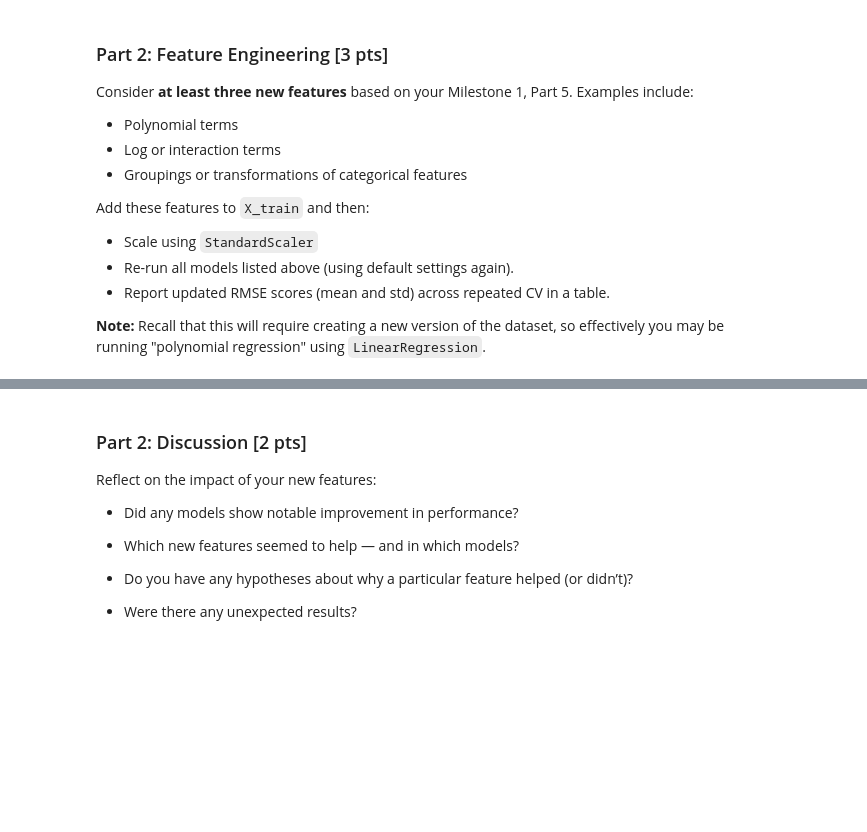
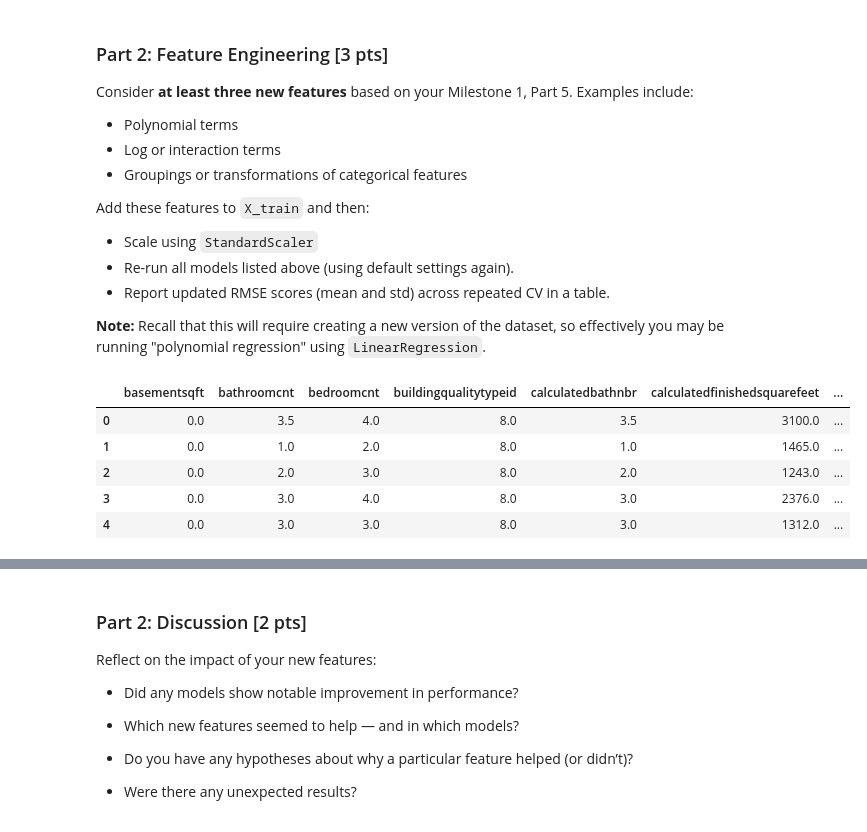
Before and after one commit to jtvon/Module-3-Assignments, a Jupyter notebook: Milestone_02.ipynb, the cells around one changed output, grey strips where cells are left out. Cells and saved outputs as stored; diff of their text form; code cells hidden in the pictures; blank space fills up the shorter version.

```diff
--- a/Milestone_02.ipynb
+++ b/Milestone_02.ipynb
@@ -127,9 +127,9 @@ def load_data(path):
     X_train_scaled = scaler.fit_transform(X_train)
     X_test_scaled = scaler.fit_transform(X_test)
 
-    return X_train, X_test, y_train, y_test, X_train_scaled, X_test_scaled
+    return X_train, X_test, y_train, y_test, X_train_scaled, X_test_scaled, df
 # %%
-X_train, X_test, y_train, y_test, X_train_scaled, X_test_scaled = load_data('Milestone Data/zillow_cleaned.csv')
+X_train, X_test, y_train, y_test, X_train_scaled, X_test_scaled, df = load_data('Milestone Data/zillow_cleaned.csv')
 # %% [output]
 loaded dataset with shape: (71217, 25)
 # %% [markdown]
@@ -247,0 +278,11 @@ Add these features to `X_train` and then:
+# %%
+pd.set_option('display.max_columns', None)
+df_transformations = df.copy()
+df_transformations.head()
+# %% [output]
+|  | basementsqft | bathroomcnt | bedroomcnt | buildingqualitytypeid | calculatedbathnbr | calculatedfinishedsquarefeet | ... |
+| 0 | 0.0 | 3.5 | 4.0 | 8.0 | 3.5 | 3100.0 | ... |
+| 1 | 0.0 | 1.0 | 2.0 | 8.0 | 1.0 | 1465.0 | ... |
+| 2 | 0.0 | 2.0 | 3.0 | 8.0 | 2.0 | 1243.0 | ... |
+| 3 | 0.0 | 3.0 | 4.0 | 8.0 | 3.0 | 2376.0 | ... |
+| 4 | 0.0 | 3.0 | 3.0 | 8.0 | 3.0 | 1312.0 | ... |
```
Also changed, not shown: parts of 17 cells of this notebook.
